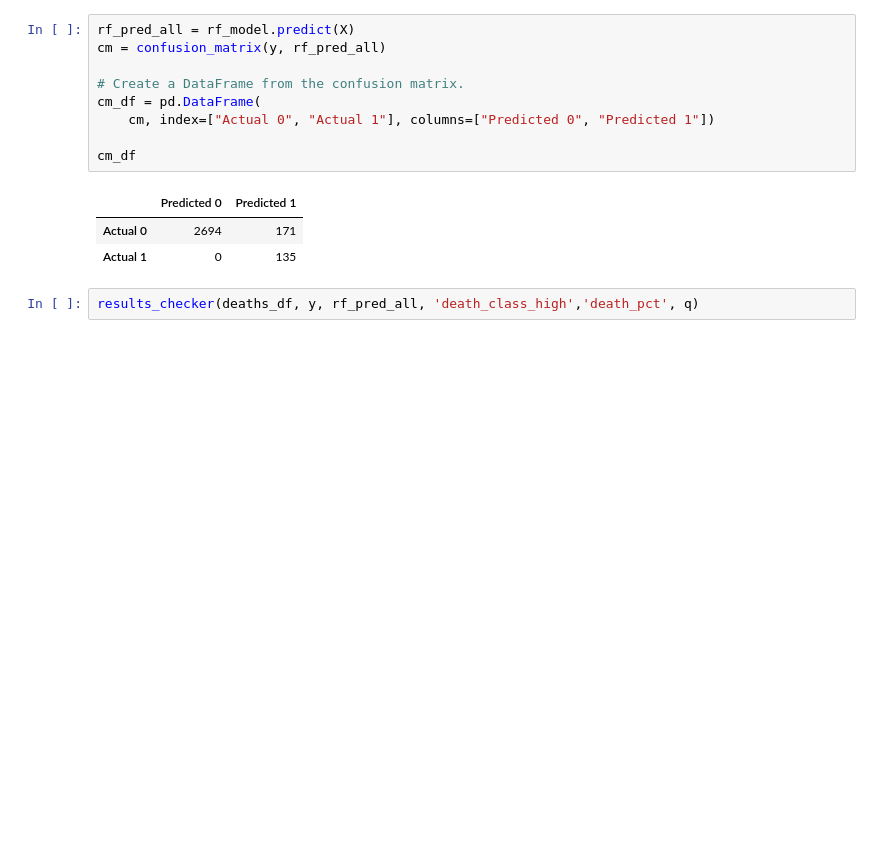
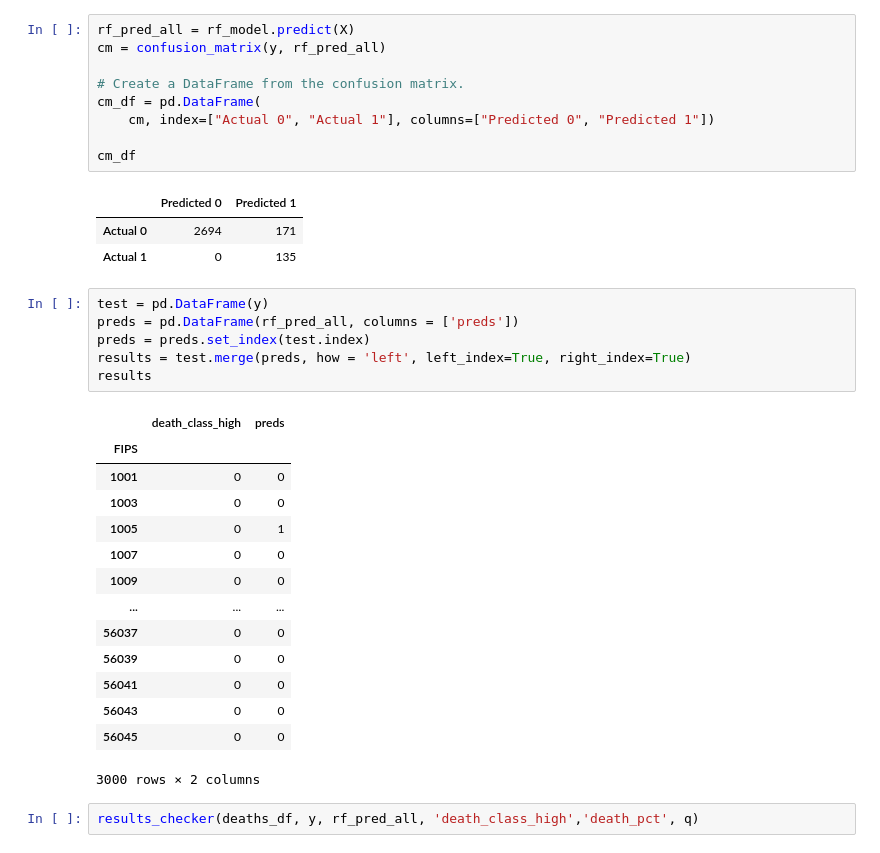
Before and after one commit to sdguerrette/capstone_project, a Jupyter notebook: code/ML_models/classifiers/SMOTEENN_deaths_classification.ipynb, the cells around one changed output. Drawn from its saved outputs; the diff is of its cells as text; blank space fills up the shorter version.

Commit message:
added results dataframes

```diff
--- a/code/ML_models/classifiers/SMOTEENN_deaths_classification.ipynb
+++ b/code/ML_models/classifiers/SMOTEENN_deaths_classification.ipynb
@@ -301,6 +301,27 @@ cm_df
 |  | Predicted 0 | Predicted 1 |
 | Actual 0 | 2694 | 171 |
 | Actual 1 | 0 | 135 |
+# %%
+test = pd.DataFrame(y)
+preds = pd.DataFrame(rf_pred_all, columns = ['preds'])
+preds = preds.set_index(test.index)
+results = test.merge(preds, how = 'left', left_index=True, right_index=True)
+results
+# %% [output]
+|  | death_class_high | preds |
+| FIPS |  |  |
+| 1001 | 0 | 0 |
+| 1003 | 0 | 0 |
+| 1005 | 0 | 1 |
+| 1007 | 0 | 0 |
+| 1009 | 0 | 0 |
+| ... | ... | ... |
+| 56037 | 0 | 0 |
+| 56039 | 0 | 0 |
+| 56041 | 0 | 0 |
+| 56043 | 0 | 0 |
+| 56045 | 0 | 0 |
+3000 rows × 2 columns
 # %%
 results_checker(deaths_df, y, rf_pred_all, 'death_class_high','death_pct', q)
 # %% [output]
```
Also changed, not shown: parts of 4 cells of this notebook, 1 other file.
